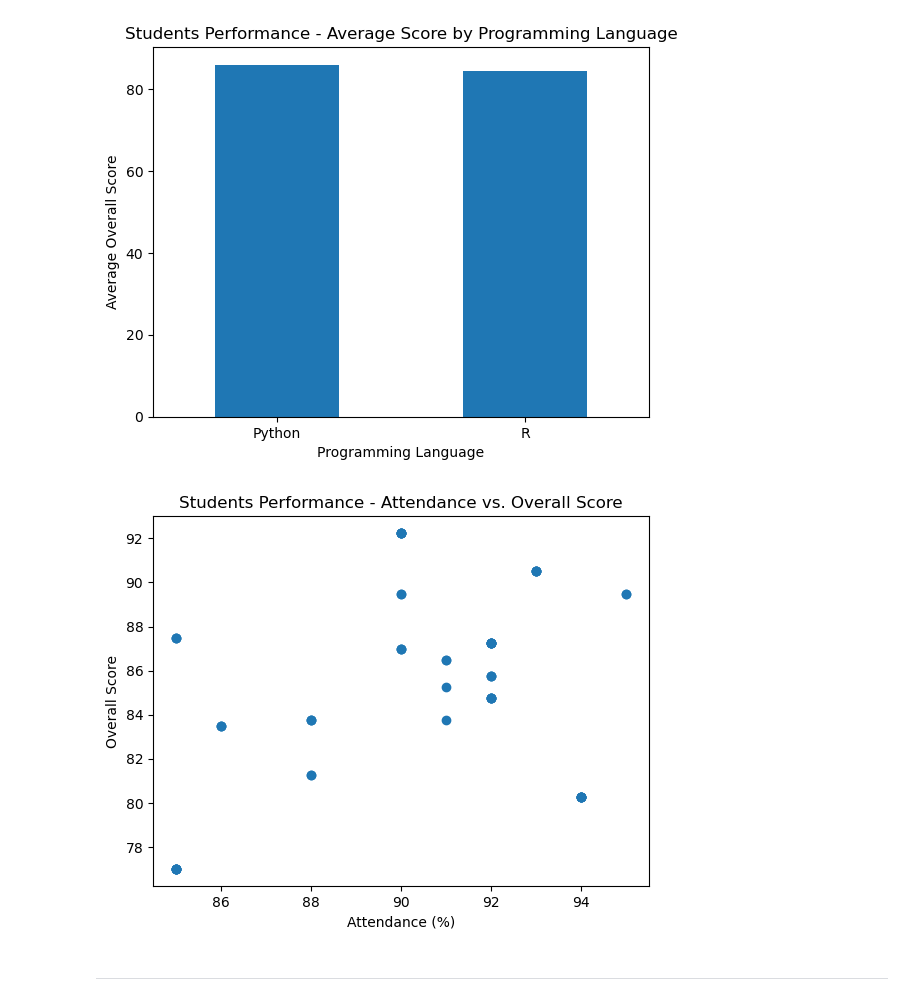
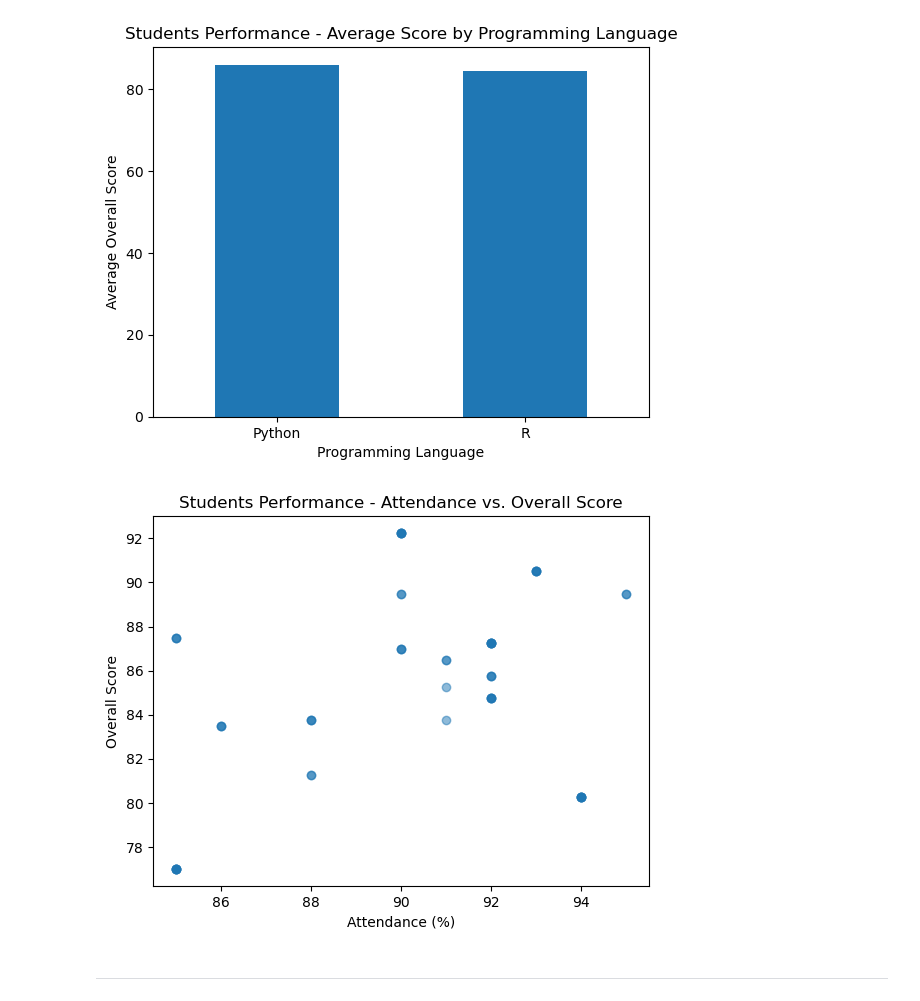
Before and after one commit to amenhasfaw/DPFE_Capstone_Project, a Jupyter notebook: Analysis.ipynb, the cells around one changed output. Saved outputs shown, nothing was run; the diff lists cells and outputs as text; code cells hidden in the pictures.

```diff
--- a/Analysis.ipynb
+++ b/Analysis.ipynb
@@ -229,13 +241,13 @@ plt.show()
 [figure]
 # %%
 # Scatter plot of Overall Score vs. Attendance (%)
-plt.scatter(df['Attendance (%)'], df['Overall Score'])
+plt.scatter(df['Attendance (%)'], df['Overall Score'], alpha=0.5)
 plt.xlabel('Attendance (%)')
 plt.ylabel('Overall Score')
 plt.title('Students Performance - Attendance vs. Overall Score')
 plt.show()
 # %% [output]
-[figure, old version]
+[figure, new version]
 # %% [markdown]
 ---
 # %% [markdown]
```
Also changed, not shown: parts of 1 cell of this notebook.
